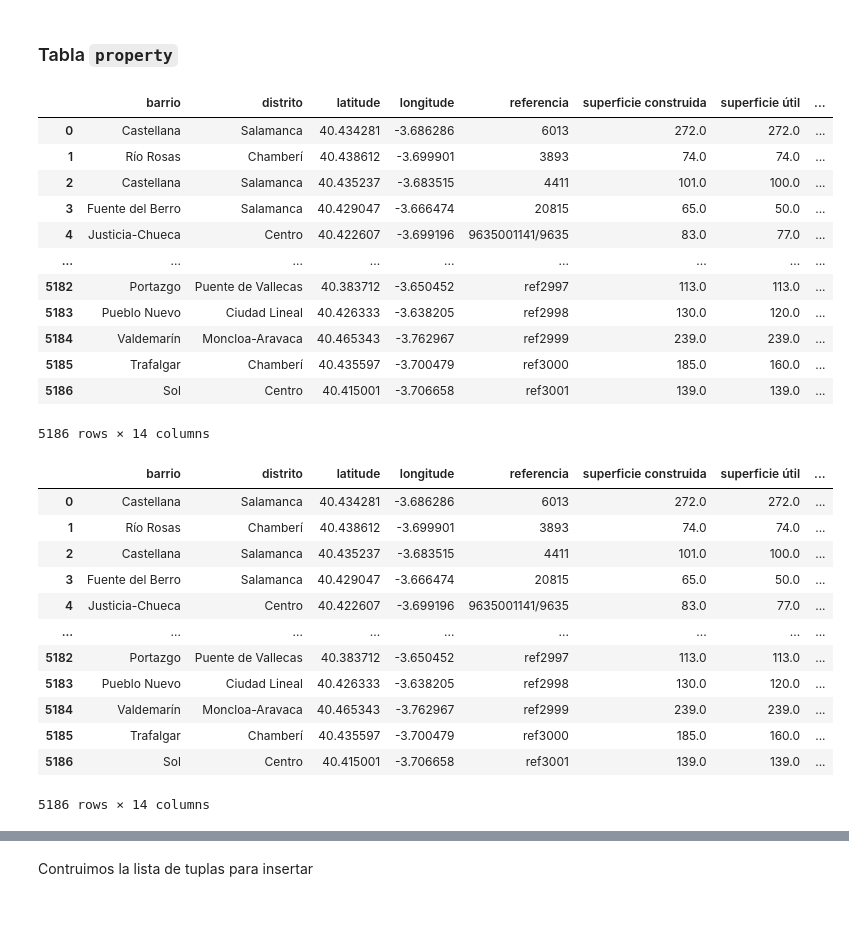
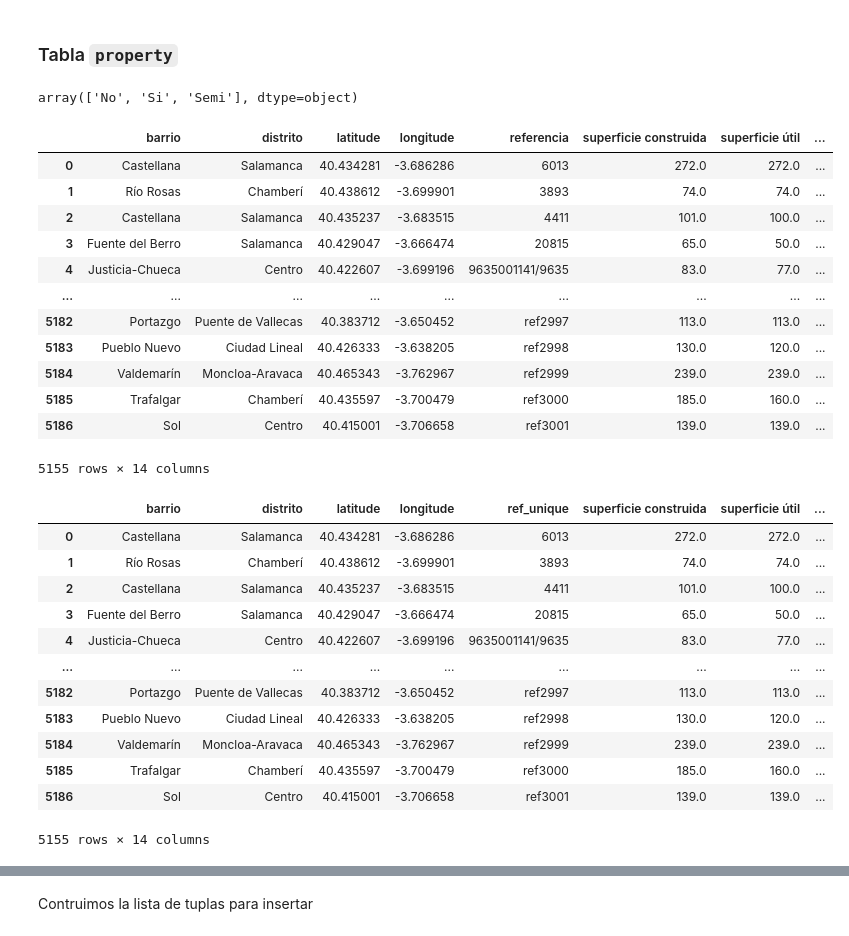
Before and after one commit to HFrutos/streamlit-house-price-prediction, a Jupyter notebook: sql/load.ipynb, the cells around one changed output, grey strips where cells are left out. Saved outputs shown, nothing was run; the diff lists cells and outputs as text; code cells hidden in the pictures.

Commit message:
insertando la tablas en la base de datos

```diff
--- a/sql/load.ipynb
+++ b/sql/load.ipynb
@@ -696,6 +706,17 @@ loc_map
  ('Aeropuerto', 'Barajas'): 137}
 # %% [markdown]
 ### Tabla ``property``
+# %%
+# eliminamos las filas donde no hay ni barrio ni distrito
+
+df = df.dropna(subset=["barrio","distrito"], how="all")
+# %%
+df_rental["amueblado"].unique()
+# %% [output]
+array(['No', 'Si', 'Semi'], dtype=object)
+# %%
+# la tabla amueblado no está unificada
+df["amueblado"] = df["amueblado"].replace({True: "Si", False: "No"})
 # %%
 df[[
     "barrio","distrito",
@@ -719,21 +740,21 @@ df[[
 | 5184 | Valdemarín | Moncloa-Aravaca | 40.465343 | -3.762967 | ref2999 | 239.0 | 239.0 | ... |
 | 5185 | Trafalgar | Chamberí | 40.435597 | -3.700479 | ref3000 | 185.0 | 160.0 | ... |
 | 5186 | Sol | Centro | 40.415001 | -3.706658 | ref3001 | 139.0 | 139.0 | ... |
-5186 rows × 14 columns
+5155 rows × 14 columns
 # %%
 df_property = df[[
     "barrio","distrito",
     "latitude","longitude",
-    "referencia",
+    "ref_unique",
     "superficie construida","superficie útil",
     "habitaciones","baños","planta",
     "conservación","antigüedad",
     "amueblado","cocina equipada"
 ]].drop_duplicates()
 
 df_property
 # %% [output]
-|  | barrio | distrito | latitude | longitude | referencia | superficie construida | superficie útil | ... |
+|  | barrio | distrito | latitude | longitude | ref_unique | superficie construida | superficie útil | ... |
 | 0 | Castellana | Salamanca | 40.434281 | -3.686286 | 6013 | 272.0 | 272.0 | ... |
 | 1 | Río Rosas | Chamberí | 40.438612 | -3.699901 | 3893 | 74.0 | 74.0 | ... |
 | 2 | Castellana | Salamanca | 40.435237 | -3.683515 | 4411 | 101.0 | 100.0 | ... |
@@ -745,6 +766,6 @@ df_property
 | 5184 | Valdemarín | Moncloa-Aravaca | 40.465343 | -3.762967 | ref2999 | 239.0 | 239.0 | ... |
 | 5185 | Trafalgar | Chamberí | 40.435597 | -3.700479 | ref3000 | 185.0 | 160.0 | ... |
 | 5186 | Sol | Centro | 40.415001 | -3.706658 | ref3001 | 139.0 | 139.0 | ... |
-5186 rows × 14 columns
+5155 rows × 14 columns
 # %%
 df_property = df_property.rename(columns={
```
Also changed, not shown: parts of 45 cells of this notebook, 1 other file.
